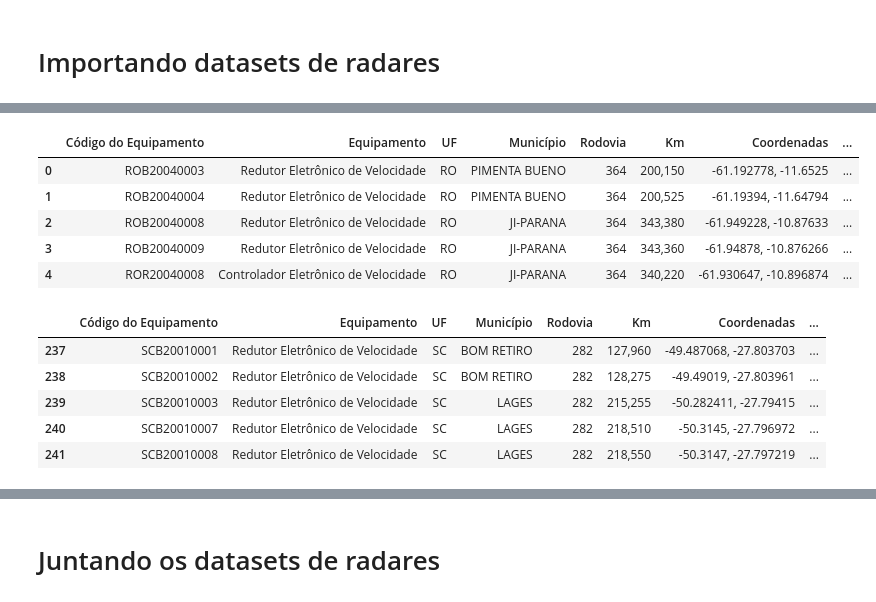
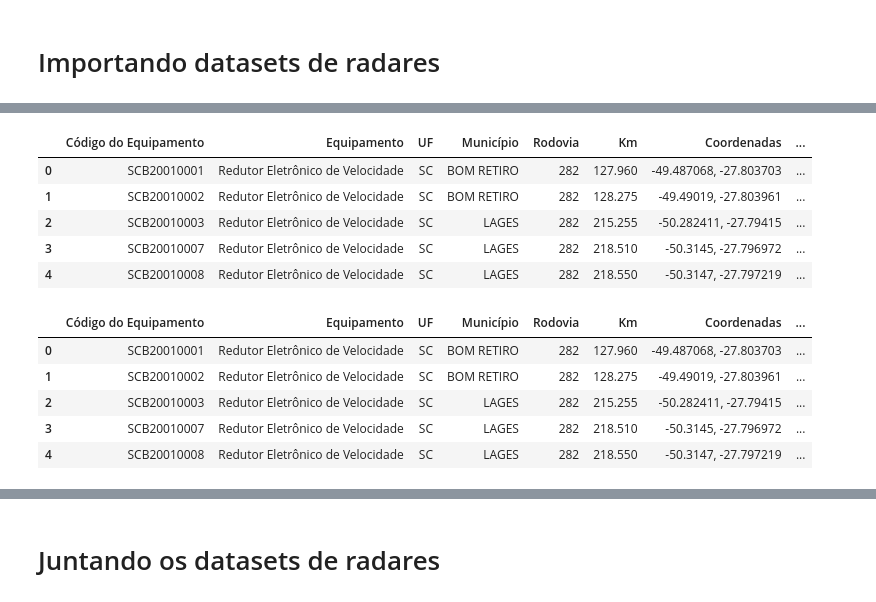
Before and after one commit to adrianop/dataScience, a Jupyter notebook: analise espacial/3 - abordagem_com_radares.ipynb, the cells around one changed output, grey strips where cells are left out. Saved outputs shown, nothing was run; the diff lists cells and outputs as text; code cells hidden in the pictures.

```diff
--- a/analise espacial/3 - abordagem_com_radares.ipynb
+++ b/analise espacial/3 - abordagem_com_radares.ipynb
@@ -39,13 +41,13 @@ df_antt.head()
 # %%
-df_dnit = pd.read_excel("../dados/loc_radar/dnit.xlsx")
+df_dnit = pd.read_excel("../dados/loc_radar/radares_dnit_com data.xlsx")
 df_dnit.head()
 # %% [output]
 |  | Código do Equipamento | Equipamento | UF | Município | Rodovia | Km | Coordenadas | ... |
-| 0 | ROB20040003 | Redutor Eletrônico de Velocidade | RO | PIMENTA BUENO | 364 | 200,150 | -61.192778, -11.6525 | ... |
-| 1 | ROB20040004 | Redutor Eletrônico de Velocidade | RO | PIMENTA BUENO | 364 | 200,525 | -61.19394, -11.64794 | ... |
-| 2 | ROB20040008 | Redutor Eletrônico de Velocidade | RO | JI-PARANA | 364 | 343,380 | -61.949228, -10.87633 | ... |
-| 3 | ROB20040009 | Redutor Eletrônico de Velocidade | RO | JI-PARANA | 364 | 343,360 | -61.94878, -10.876266 | ... |
-| 4 | ROR20040008 | Controlador Eletrônico de Velocidade | RO | JI-PARANA | 364 | 340,220 | -61.930647, -10.896874 | ... |
+| 0 | SCB20010001 | Redutor Eletrônico de Velocidade | SC | BOM RETIRO | 282 | 127.960 | -49.487068, -27.803703 | ... |
+| 1 | SCB20010002 | Redutor Eletrônico de Velocidade | SC | BOM RETIRO | 282 | 128.275 | -49.49019, -27.803961 | ... |
+| 2 | SCB20010003 | Redutor Eletrônico de Velocidade | SC | LAGES | 282 | 215.255 | -50.282411, -27.79415 | ... |
+| 3 | SCB20010007 | Redutor Eletrônico de Velocidade | SC | LAGES | 282 | 218.510 | -50.3145, -27.796972 | ... |
+| 4 | SCB20010008 | Redutor Eletrônico de Velocidade | SC | LAGES | 282 | 218.550 | -50.3147, -27.797219 | ... |
 # %%
 df_dnit[['longitude', 'latitude']] = df_dnit['Coordenadas'].str.replace(' ', '').str.split(',', expand=True)
 df_dnit['latitude'] = pd.to_numeric(df_dnit['latitude'], errors='coerce')
@@ -58,11 +60,11 @@ df_dnit = df_dnit.dropna(subset=['longitude'])
 df_dnit.head()
 # %% [output]
 |  | Código do Equipamento | Equipamento | UF | Município | Rodovia | Km | Coordenadas | ... |
-| 237 | SCB20010001 | Redutor Eletrônico de Velocidade | SC | BOM RETIRO | 282 | 127,960 | -49.487068, -27.803703 | ... |
-| 238 | SCB20010002 | Redutor Eletrônico de Velocidade | SC | BOM RETIRO | 282 | 128,275 | -49.49019, -27.803961 | ... |
-| 239 | SCB20010003 | Redutor Eletrônico de Velocidade | SC | LAGES | 282 | 215,255 | -50.282411, -27.79415 | ... |
-| 240 | SCB20010007 | Redutor Eletrônico de Velocidade | SC | LAGES | 282 | 218,510 | -50.3145, -27.796972 | ... |
-| 241 | SCB20010008 | Redutor Eletrônico de Velocidade | SC | LAGES | 282 | 218,550 | -50.3147, -27.797219 | ... |
+| 0 | SCB20010001 | Redutor Eletrônico de Velocidade | SC | BOM RETIRO | 282 | 127.960 | -49.487068, -27.803703 | ... |
+| 1 | SCB20010002 | Redutor Eletrônico de Velocidade | SC | BOM RETIRO | 282 | 128.275 | -49.49019, -27.803961 | ... |
+| 2 | SCB20010003 | Redutor Eletrônico de Velocidade | SC | LAGES | 282 | 215.255 | -50.282411, -27.79415 | ... |
+| 3 | SCB20010007 | Redutor Eletrônico de Velocidade | SC | LAGES | 282 | 218.510 | -50.3145, -27.796972 | ... |
+| 4 | SCB20010008 | Redutor Eletrônico de Velocidade | SC | LAGES | 282 | 218.550 | -50.3147, -27.797219 | ... |
 # %%
 df_antt.shape
 # %% [output]
```
Also changed, not shown: parts of 18 cells of this notebook, 2 other files.
